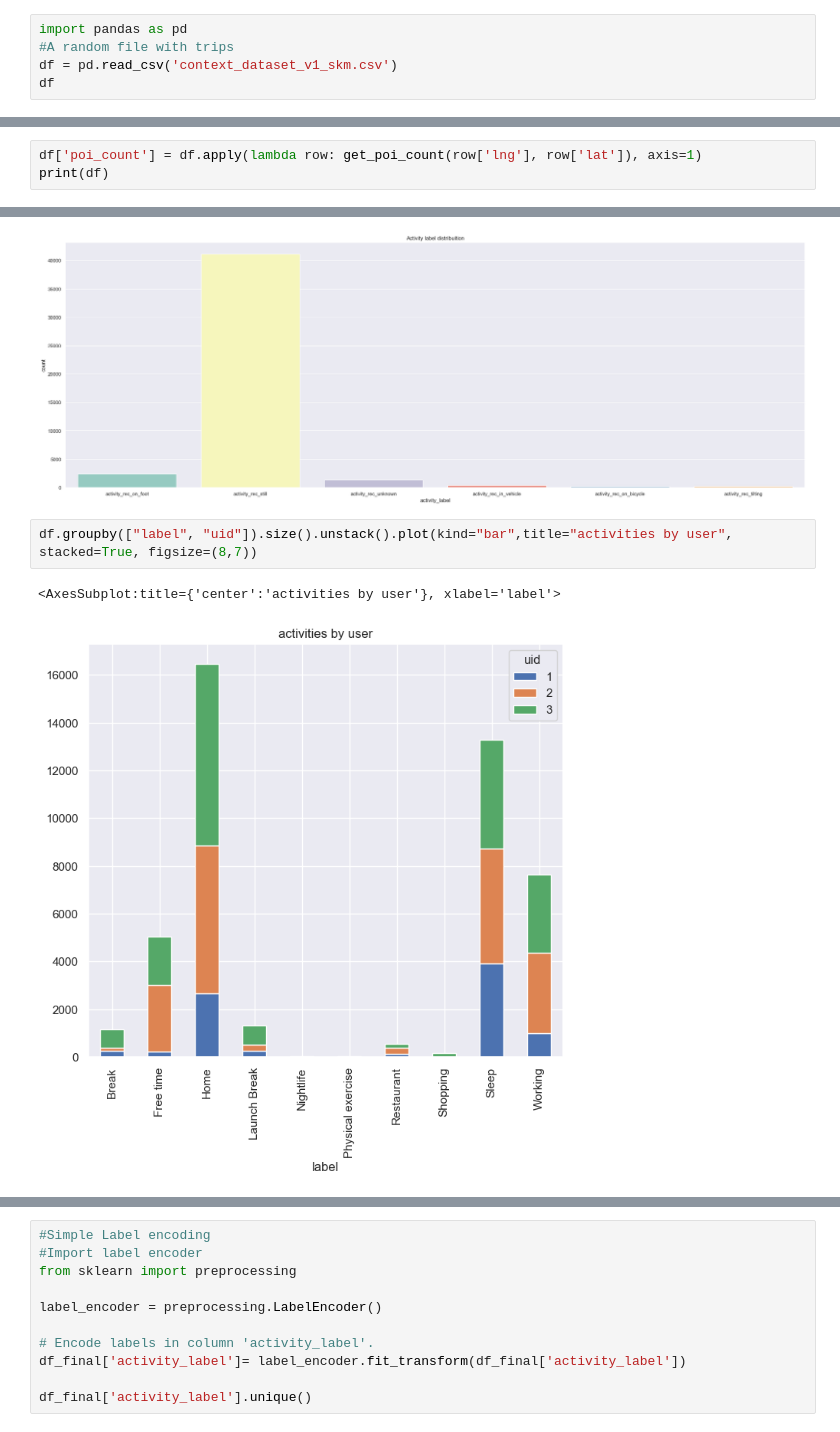
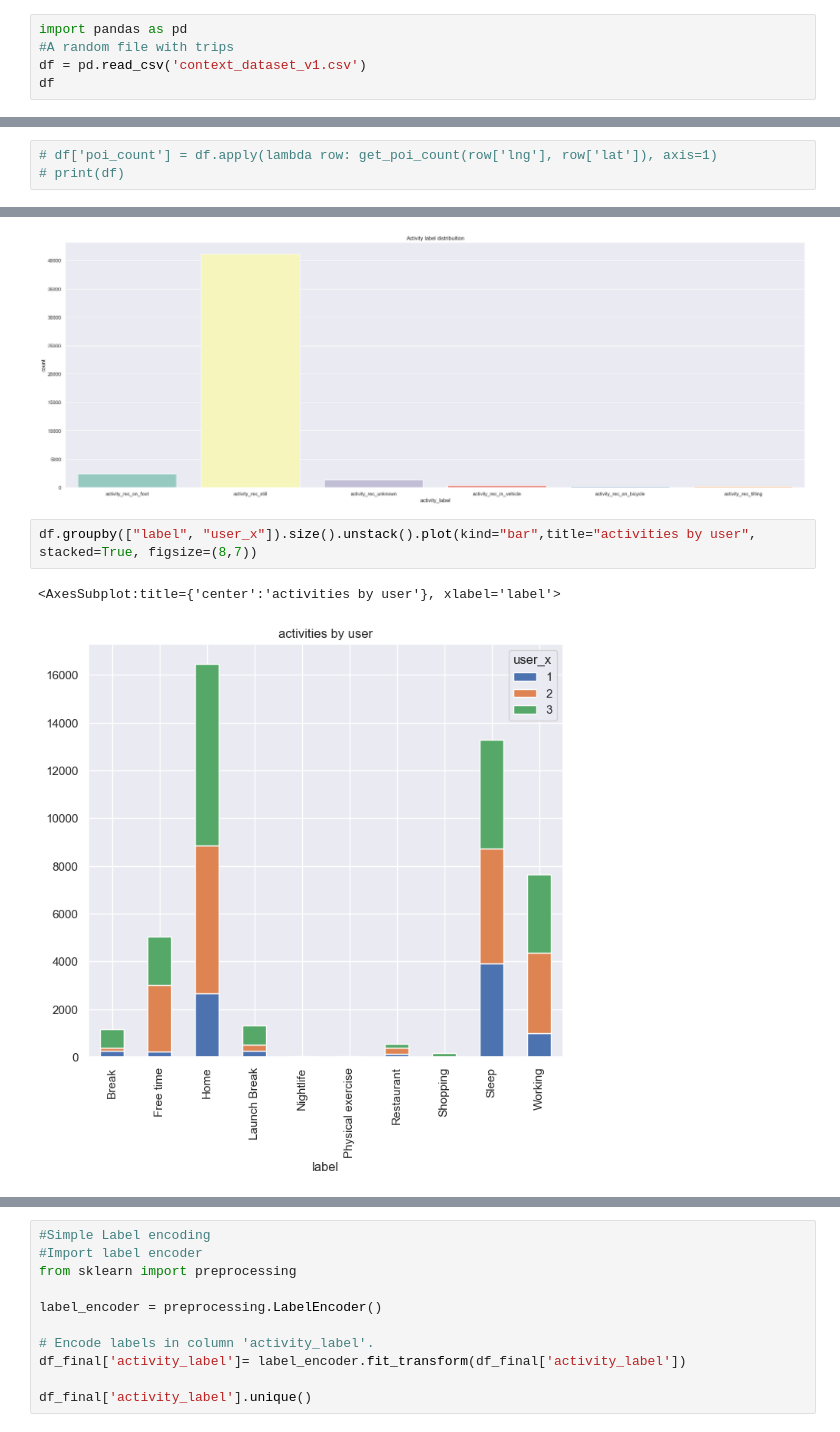
Before and after one commit to sandrynat/AmI_pdi_repo, a Jupyter notebook: Classificação Simples/SimpleClassification_V1_1min.ipynb, the cells around one changed output, grey strips where cells are left out. Drawn from its saved outputs; the diff is of its cells as text.

```diff
--- a/Classificação Simples/SimpleClassification_V1_1min.ipynb
+++ b/Classificação Simples/SimpleClassification_V1_1min.ipynb
@@ -6,6 +6,6 @@
 # %%
 import pandas as pd
 #A random file with trips
-df = pd.read_csv('context_dataset_v1_skm.csv')
+df = pd.read_csv('context_dataset_v1.csv')
 df
 # %% [output]
@@ -117,5 +117,5 @@ def get_poi_count(longitude, latitude, radius=20):
     else:
         return 0
 # %%
-df['poi_count'] = df.apply(lambda row: get_poi_count(row['lng'], row['lat']), axis=1)
-print(df)
+# df['poi_count'] = df.apply(lambda row: get_poi_count(row['lng'], row['lat']), axis=1)
+# print(df)
@@ -146,8 +144,8 @@ Passing `palette` without assigning `hue` is deprecated and will be removed in v
 Text(0.5, 1.0, 'Activity label distribuition')
 [figure]
 # %%
-df.groupby(["label", "uid"]).size().unstack().plot(kind="bar",title="activities by user", stacked=True, figsize=(8,7))
+df.groupby(["label", "user_x"]).size().unstack().plot(kind="bar",title="activities by user", stacked=True, figsize=(8,7))
 # %% [output]
 <AxesSubplot:title={'center':'activities by user'}, xlabel='label'>
-[figure, old version]
+[figure, new version]
 # %%
```
Also changed, not shown: parts of 9 cells of this notebook, 18 other files.
